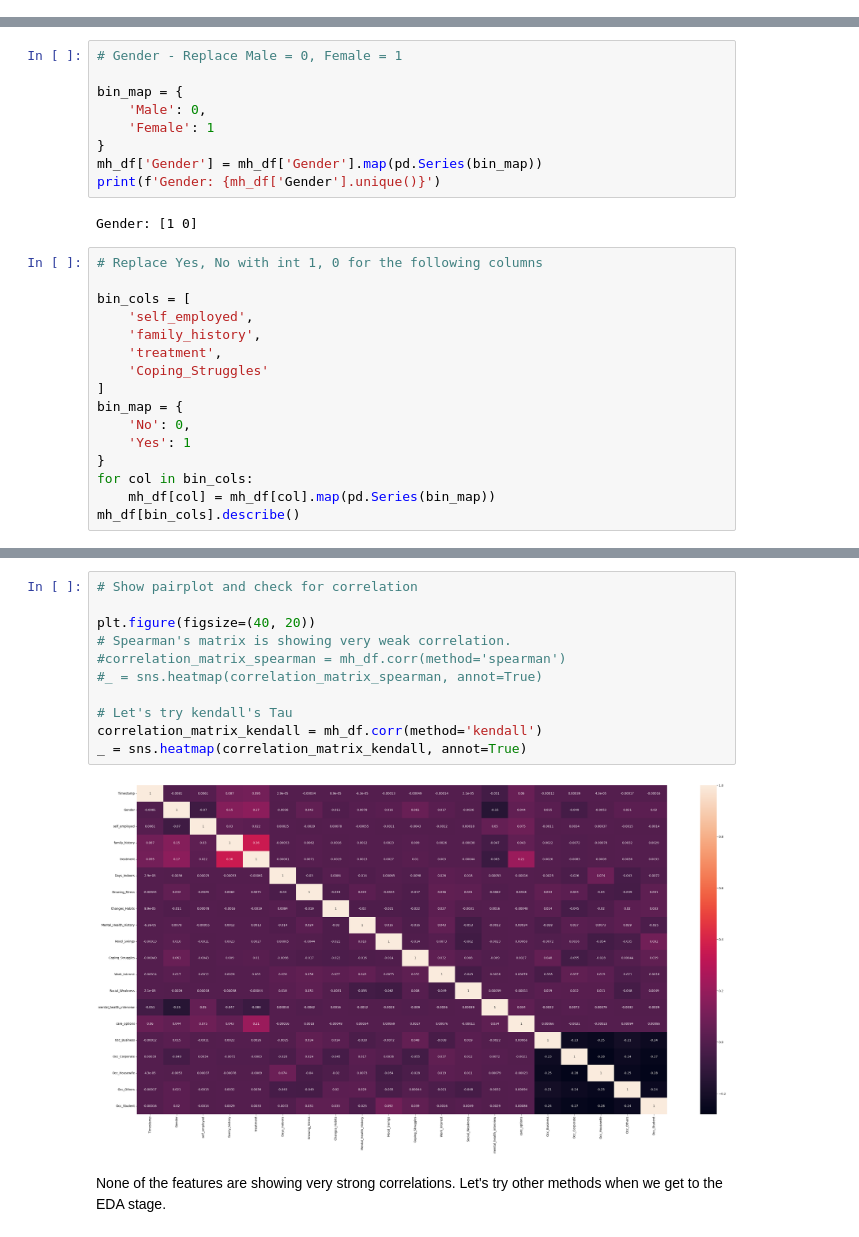
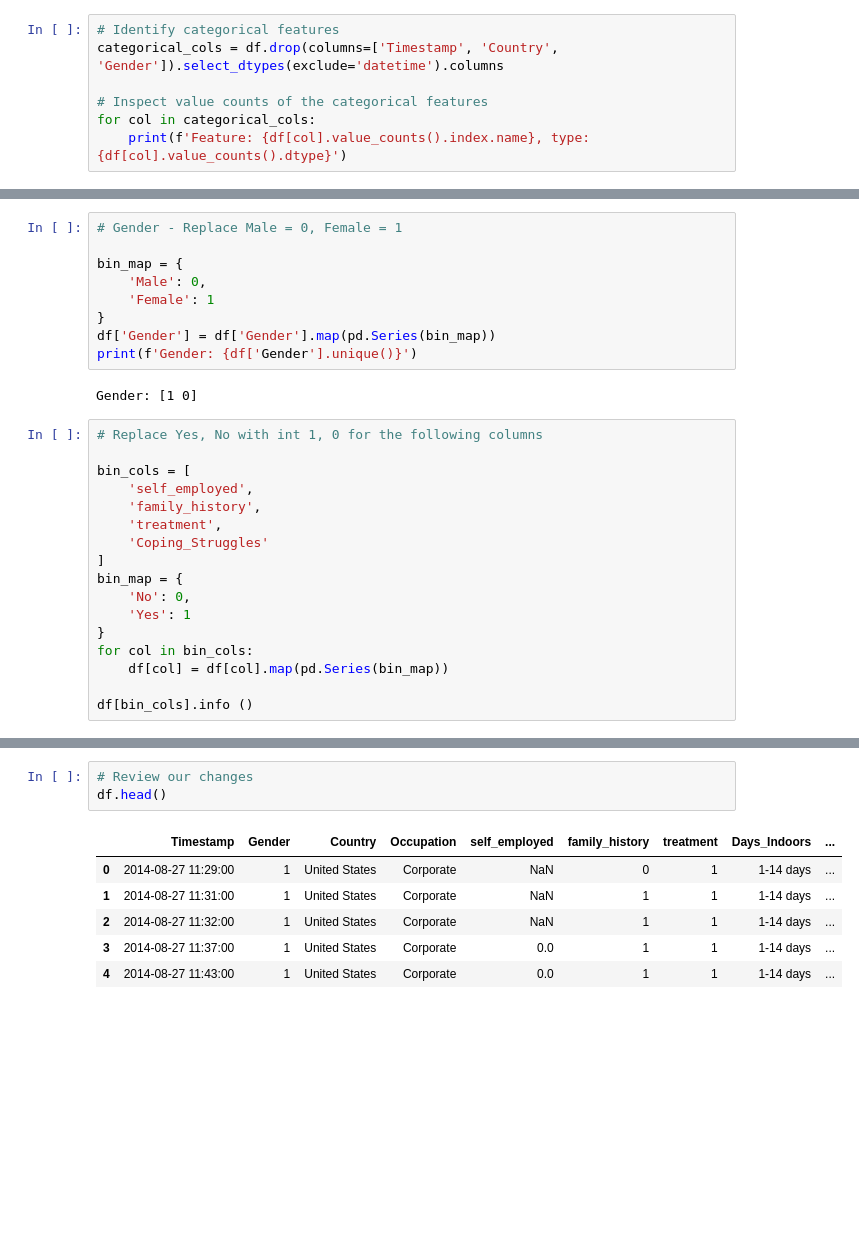
Before and after one commit to judesantos/Springboard_DS_ML, a Jupyter notebook: Unit7.6_Capstone2_DataWrangling/Capstone2_ProblemIdea_DataWrangling.ipynb, the cells around one changed output, grey strips where cells are left out. Drawn from its saved outputs; the diff is of its cells as text; blank space fills up the shorter version.

```diff
--- a/Unit7.6_Capstone2_DataWrangling/Capstone2_ProblemIdea_DataWrangling.ipynb
+++ b/Unit7.6_Capstone2_DataWrangling/Capstone2_ProblemIdea_DataWrangling.ipynb
@@ -200,0 +130,7 @@ ordinals = {
+# %%
+# Identify categorical features
+categorical_cols = df.drop(columns=['Timestamp', 'Country', 'Gender']).select_dtypes(exclude='datetime').columns
+
+# Inspect value counts of the categorical features
+for col in categorical_cols:
+    print(f'Feature: {df[col].value_counts().index.name}, type: {df[col].value_counts().dtype}')
@@ -376,8 +307,8 @@ bin_map = {
     'Male': 0,
     'Female': 1
 }
-mh_df['Gender'] = mh_df['Gender'].map(pd.Series(bin_map))
-print(f'Gender: {mh_df['Gender'].unique()}')
+df['Gender'] = df['Gender'].map(pd.Series(bin_map))
+print(f'Gender: {df['Gender'].unique()}')
 # %% [output]
 Gender: [1 0]
 # %%
@@ -394,6 +325,7 @@ bin_map = {
     'Yes': 1
 }
 for col in bin_cols:
-    mh_df[col] = mh_df[col].map(pd.Series(bin_map))
-mh_df[bin_cols].describe()
+    df[col] = df[col].map(pd.Series(bin_map))
+
+df[bin_cols].info ()
 # %% [output]
@@ -528,17 +343,11 @@ _ = plt.show()
-# %%
-# Show pairplot and check for correlation
-
-plt.figure(figsize=(40, 20))
-# Spearman's matrix is showing very weak correlation.
-#correlation_matrix_spearman = mh_df.corr(method='spearman')
-#_ = sns.heatmap(correlation_matrix_spearman, annot=True)
-
-# Let's try kendall's Tau
-correlation_matrix_kendall = mh_df.corr(method='kendall')
-_ = sns.heatmap(correlation_matrix_kendall, annot=True)
-# %% [output]
-[figure, removed]
-# %% [markdown]
-None of the features are showing very strong correlations.
-Let's try other methods when we get to the EDA stage.
+# %%
+# Review our changes
+df.head()
+# %% [output]
+|  | Timestamp | Gender | Country | Occupation | self_employed | family_history | treatment | Days_Indoors | ... |
+| 0 | 2014-08-27 11:29:00 | 1 | United States | Corporate | NaN | 0 | 1 | 1-14 days | ... |
+| 1 | 2014-08-27 11:31:00 | 1 | United States | Corporate | NaN | 1 | 1 | 1-14 days | ... |
+| 2 | 2014-08-27 11:32:00 | 1 | United States | Corporate | NaN | 1 | 1 | 1-14 days | ... |
+| 3 | 2014-08-27 11:37:00 | 1 | United States | Corporate | 0.0 | 1 | 1 | 1-14 days | ... |
+| 4 | 2014-08-27 11:43:00 | 1 | United States | Corporate | 0.0 | 1 | 1 | 1-14 days | ... |
 # %% [markdown]
```
Also changed, not shown: parts of 44 cells of this notebook.
